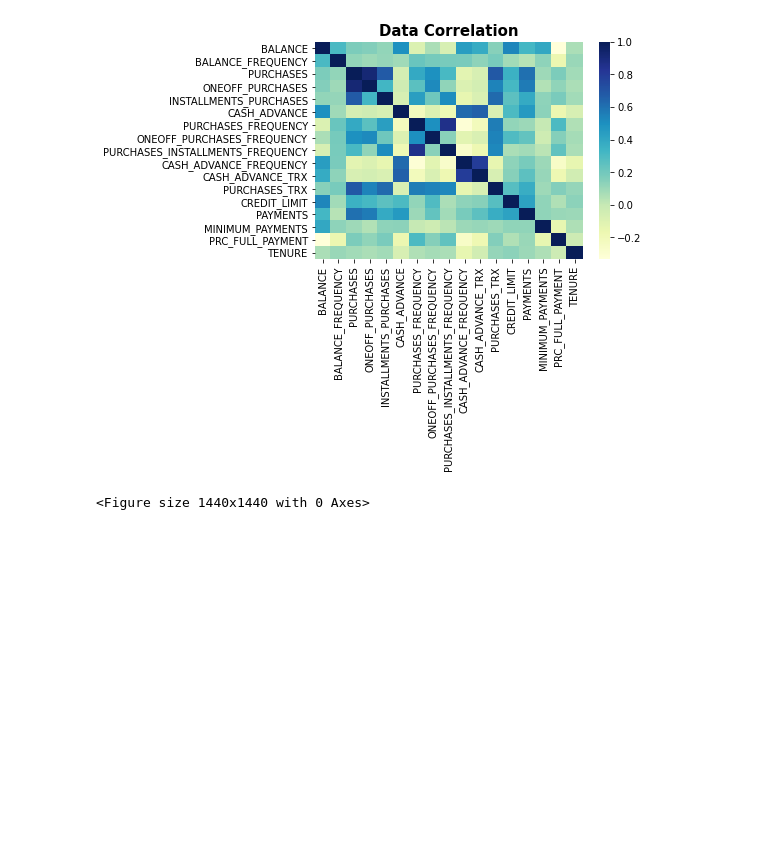
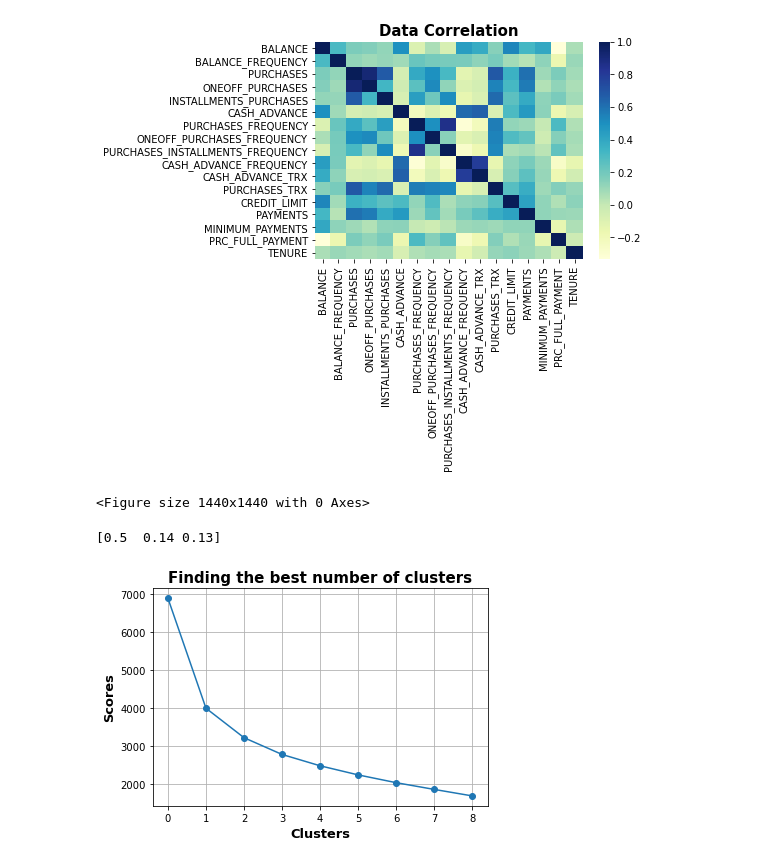
Before and after one commit to Gabrieleas10/Customer_Bank_Segmentation, a Jupyter notebook: customer_bank_segmentation.ipynb, the cells around one changed output. Cells and saved outputs as stored; diff of their text form; code cells hidden in the pictures; blank space fills up the shorter version.

```diff
--- a/customer_bank_segmentation.ipynb
+++ b/customer_bank_segmentation.ipynb
@@ -100,3 +98,43 @@ scaler = MinMaxScaler((0,1))
 features = df
 
 features = scaler.fit_transform(features)
+# %%
+X = np.matrix(features)
+
+pca = PCA(n_components=3)
+pca.fit(X)
+
+components = np.round(pca.explained_variance_ratio_ , 2)
+print(components)
+# %% [output]
+[0.5  0.14 0.13]
+# %%
+pca_1 = pca.transform(X)[:,0]
+pca_2 = pca.transform(X)[:,1]
+pca_3 = pca.transform(X)[:,2]
+
+
+df['PCA1'] = pca_1
+df['PCA2'] = pca_2
+df['PCA3'] = pca_3
+
+df = scaler.fit_transform(df)
+# %%
+# Elbow Method to find best number of centroids
+scores = []
+
+ranges = range(1, 10)
+
+for i in ranges:
+  kmeans = KMeans(n_clusters = i)
+  kmeans.fit(df)
+  scores.append(kmeans.inertia_)
+
+plt.plot(scores, '-o')
+plt.title('Finding the best number of clusters' , size = 15 , weight = 'bold')
+plt.xlabel('Clusters' , size = 13 , weight = 'bold')
+plt.ylabel('Scores' ,size = 13 , weight = 'bold')
+plt.grid()
+plt.show()
+# %% [output]
+[figure, added]
```
Also changed, not shown: parts of 4 cells of this notebook.
